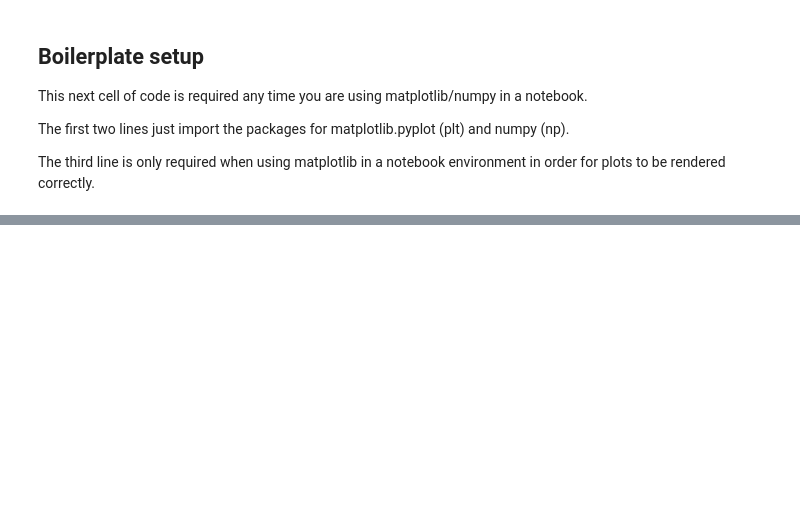
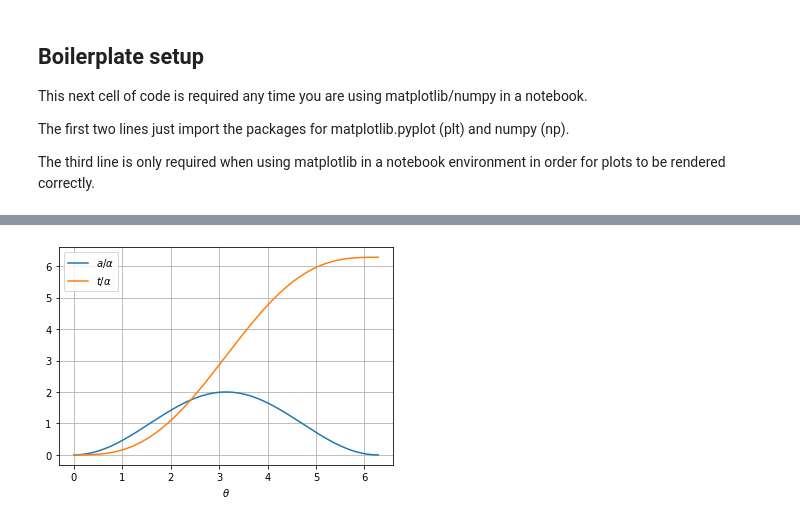
Before and after one commit to cevans216/phys4247, a Jupyter notebook: tutorial.ipynb, the cells around one changed output, grey strips where cells are left out. Drawn from its saved outputs; the diff is of its cells as text; code cells hidden in the pictures; blank space fills up the shorter version.

```diff
--- a/tutorial.ipynb
+++ b/tutorial.ipynb
@@ -42,0 +80,12 @@ axis.grid()
+# %%
+a = 1 - np.cos(theta)
+t = theta - np.sin(theta)
+# %%
+fig = plt.figure()
+plt.plot(theta, a, label=r'$a/\alpha$')
+plt.plot(theta, t, label=r'$t/\alpha$')
+plt.xlabel(r'$\theta$')
+plt.grid(True)
+plt.legend();
+# %% [output]
+[figure, added]
```
Also changed, not shown: parts of 20 cells of this notebook.
